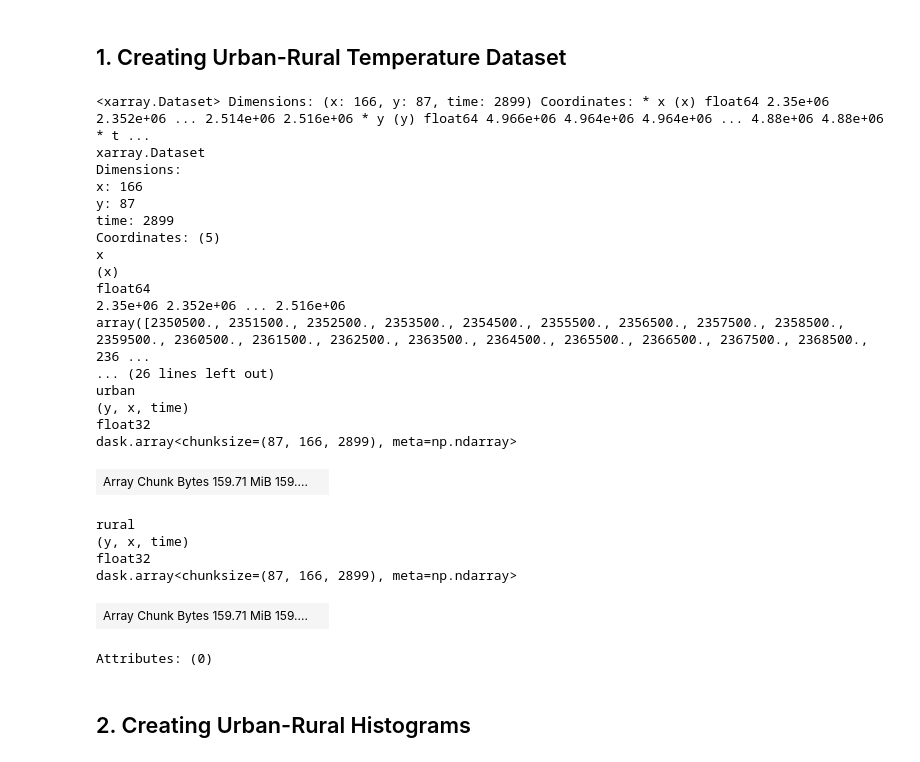
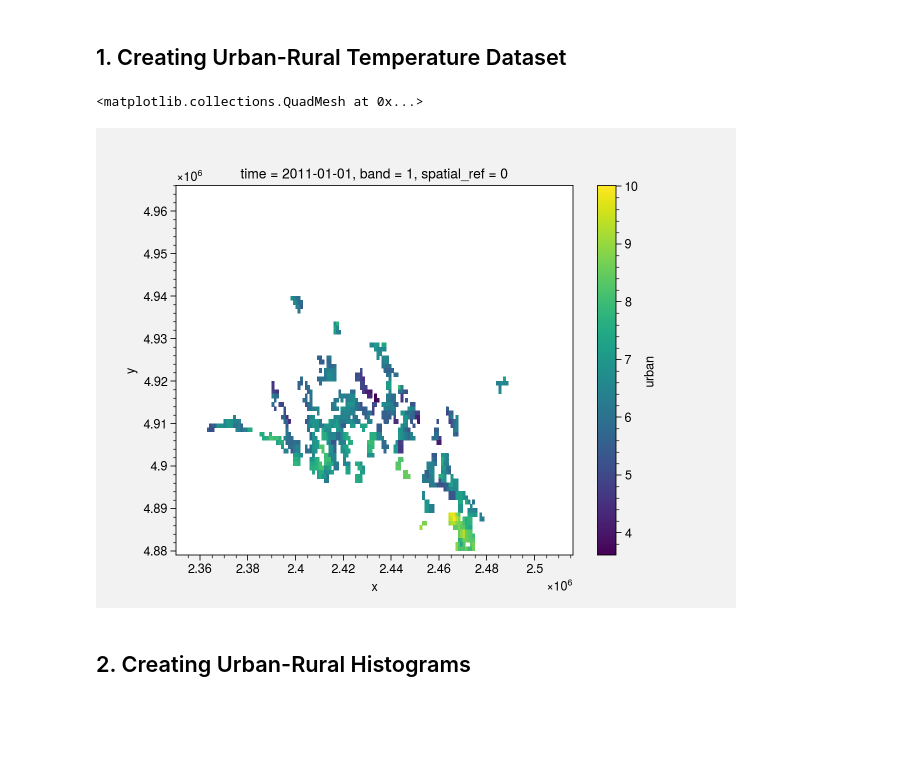
Before and after one commit to donmezkutay/ATMOS22-Paper-Codes, a Jupyter notebook: modis_analysis.ipynb, the cells around one changed output. Cells and saved outputs as stored; diff of their text form; code cells hidden in the pictures; blank space fills up the shorter version.

```diff
--- a/modis_analysis.ipynb
+++ b/modis_analysis.ipynb
@@ -26,14 +26,21 @@ source_type = 'terra'
 # number 10: water
 urban_tiles = [21,22,23,30]
 rural_tiles = [11,12,13]
-lu_year = 200
+lu_year = 2000
 # %%
 modis_data_dict = {}
 # add urban and rural variables to the given province modis data
 for province in provinces:
 
-    # open reprojected modis and land use data
-    lu_repr, modis_repr = reproject_modis_landuse_data(province, source_type)
+    # open modis and land use data
+    province_lu_data = retrieve_ghs(province=province)
+    province_modis_data = retrieve_modis_merged(province=province, source_type=source_type)
+
+    # reproject modis data to match the grid of lu data
+    lu_repr, modis_repr = regrid_match(province_lu_data, province_modis_data,
+                                       province_lu_data.rio.crs, province_modis_data.rio.crs,
+                                       'x', 'y',
+                                       'x', 'y')
 
     # classify land use data to urban and rural tiles
     lu_repr_class = classify_urban_rural(lu_repr.sel(time=lu_year), urban_tiles, rural_tiles)
@@ -45,37 +52,15 @@ for province in provinces:
     modis_repr_copy = xr.where(modis_repr>500, np.nan, modis_repr).to_dataset(name='temp')
 
     # assign new variables named 'urban' and 'rural' containing the 'urban' and 'rural' tiles, respectively
-    modis_repr_copy_class = modis_repr_copy.assign(urban=lambda x: xr.where(lu_repr_class==1, x.temp, np.nan))
-    modis_repr_copy_class = modis_repr_copy_class.assign(rural=lambda x: xr.where(lu_repr_class==0, x.temp, np.nan))
+    modis_repr_copy_class = modis_repr_copy.assign(urban=lambda x: xr.where(lu_repr_class==1, x.temp, np.nan)).transpose('time', 'y', 'x')
+    modis_repr_copy_class = modis_repr_copy_class.assign(rural=lambda x: xr.where(lu_repr_class==0, x.temp, np.nan)).transpose('time', 'y', 'x')
 
     modis_data_dict[province] = modis_repr_copy_class
 # %%
-modis_data_dict['istanbul']
+modis_data_dict['istanbul'].urban[0].plot()
 # %% [output]
-<xarray.Dataset> Dimensions: (x: 166, y: 87, time: 2899) Coordinates: * x (x) float64 2.35e+06 2.352e+06 ... 2.514e+06 2.516e+06 * y (y) float64 4.966e+06 4.964e+06 4.964e+06 ... 4.88e+06 4.88e+06 * t ...
-xarray.Dataset
-Dimensions:
-x: 166
-y: 87
-time: 2899
-Coordinates: (5)
-x
-(x)
-float64
-2.35e+06 2.352e+06 ... 2.516e+06
-array([2350500., 2351500., 2352500., 2353500., 2354500., 2355500., 2356500., 2357500., 2358500., 2359500., 2360500., 2361500., 2362500., 2363500., 2364500., 2365500., 2366500., 2367500., 2368500., 236 ...
-... (26 lines left out)
-urban
-(y, x, time)
-float32
-dask.array<chunksize=(87, 166, 2899), meta=np.ndarray>
+<matplotlib.collections.QuadMesh at 0x...>
-| Array Chunk Bytes 159.71 MiB 159.... |  |
-rural
-(y, x, time)
-float32
-dask.array<chunksize=(87, 166, 2899), meta=np.ndarray>
-| Array Chunk Bytes 159.71 MiB 159.... |  |
-Attributes: (0)
+[figure, added]
 # %% [markdown]
 ## 2. Creating Urban-Rural Histograms
 # %%
```
Also changed, not shown: 4 other files.
